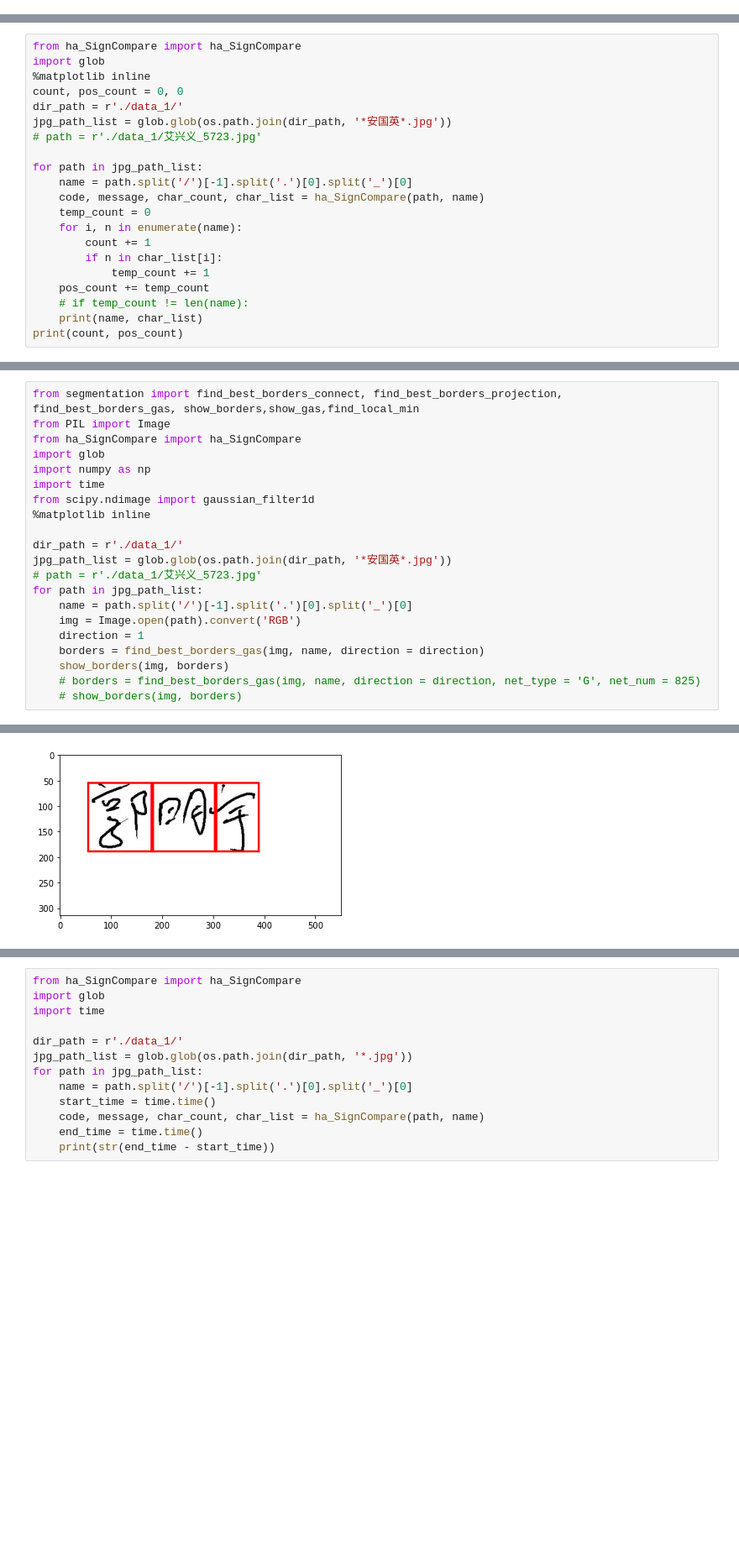
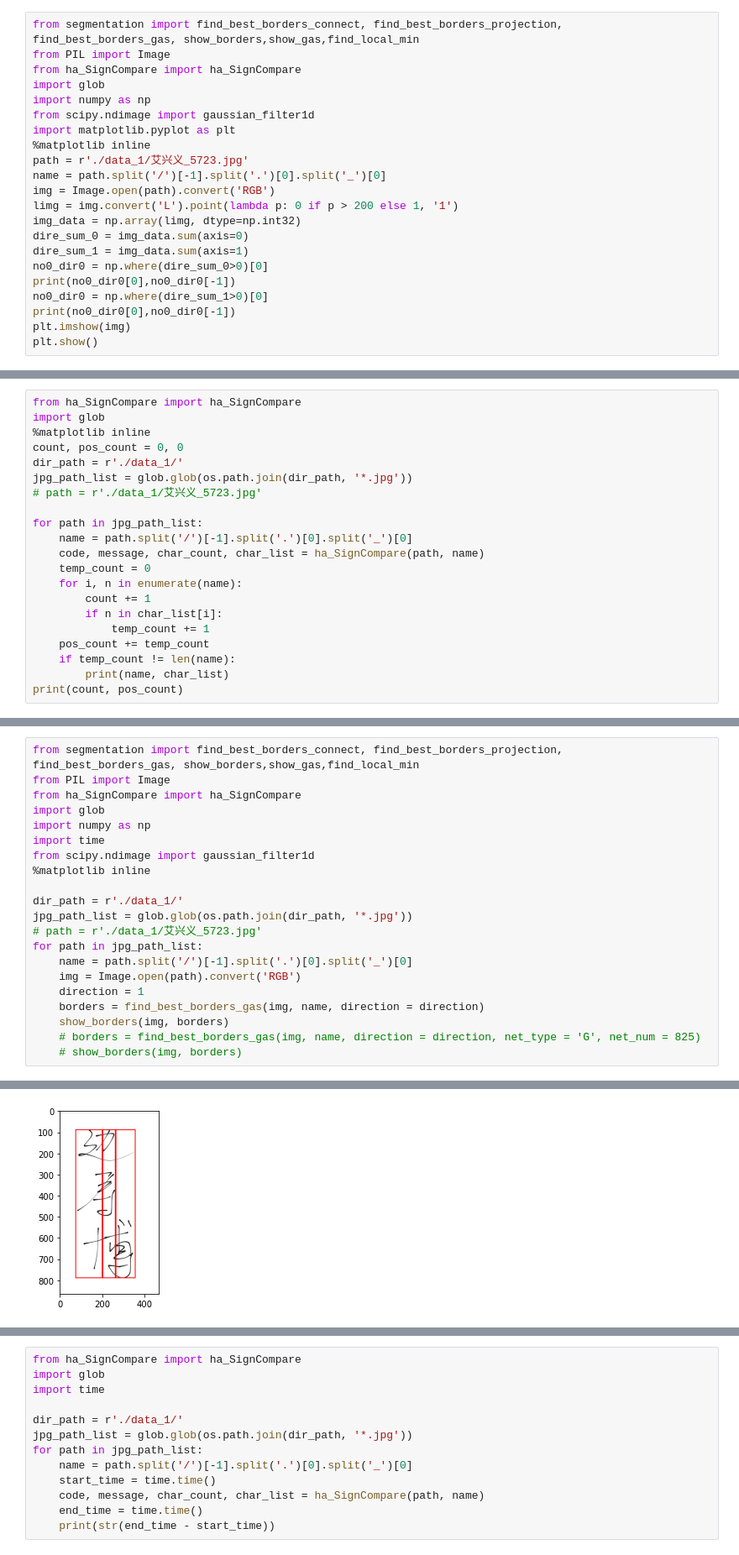
Before and after one commit to linkenghong/HWR_use, a Jupyter notebook: test.ipynb, the cells around one changed output, grey strips where cells are left out. Shown at 84% size. Saved outputs shown, nothing was run; the diff lists cells and outputs as text; blank space fills up the shorter version.

```diff
--- a/test.ipynb
+++ b/test.ipynb
@@ -14,0 +15,22 @@ name = path.split('/')[-1].split('.')[0].split('_')[0]
+# %%
+from segmentation import find_best_borders_connect, find_best_borders_projection, find_best_borders_gas, show_borders,show_gas,find_local_min
+from PIL import Image
+from ha_SignCompare import ha_SignCompare
+import glob
+import numpy as np
+from scipy.ndimage import gaussian_filter1d
+import matplotlib.pyplot as plt
+%matplotlib inline
+path = r'./data_1/艾兴义_5723.jpg'
+name = path.split('/')[-1].split('.')[0].split('_')[0]
+img = Image.open(path).convert('RGB')
+limg = img.convert('L').point(lambda p: 0 if p > 200 else 1, '1')
+img_data = np.array(limg, dtype=np.int32)
+dire_sum_0 = img_data.sum(axis=0)
+dire_sum_1 = img_data.sum(axis=1)
+no0_dir0 = np.where(dire_sum_0>0)[0]
+print(no0_dir0[0],no0_dir0[-1])
+no0_dir0 = np.where(dire_sum_1>0)[0]
+print(no0_dir0[0],no0_dir0[-1])
+plt.imshow(img)
+plt.show()
@@ -18,7 +44,7 @@ import glob
 %matplotlib inline
 count, pos_count = 0, 0
 dir_path = r'./data_1/'
-jpg_path_list = glob.glob(os.path.join(dir_path, '*安国英*.jpg'))
+jpg_path_list = glob.glob(os.path.join(dir_path, '*.jpg'))
 # path = r'./data_1/艾兴义_5723.jpg'
 
 for path in jpg_path_list:
@@ -30,7 +56,7 @@ for path in jpg_path_list:
         if n in char_list[i]:
             temp_count += 1
     pos_count += temp_count
-    # if temp_count != len(name):
-    print(name, char_list)
+    if temp_count != len(name):
+        print(name, char_list)
 print(count, pos_count)
 # %% [output]
@@ -135,7 +129,7 @@ from scipy.ndimage import gaussian_filter1d
 %matplotlib inline
 
 dir_path = r'./data_1/'
-jpg_path_list = glob.glob(os.path.join(dir_path, '*安国英*.jpg'))
+jpg_path_list = glob.glob(os.path.join(dir_path, '*.jpg'))
 # path = r'./data_1/艾兴义_5723.jpg'
 for path in jpg_path_list:
     name = path.split('/')[-1].split('.')[0].split('_')[0]
@@ -150 +144 @@ for path in jpg_path_list:
-[figure, old version]
+[figure, new version]
```
Also changed, not shown: parts of 5 cells of this notebook, 2 other files.
